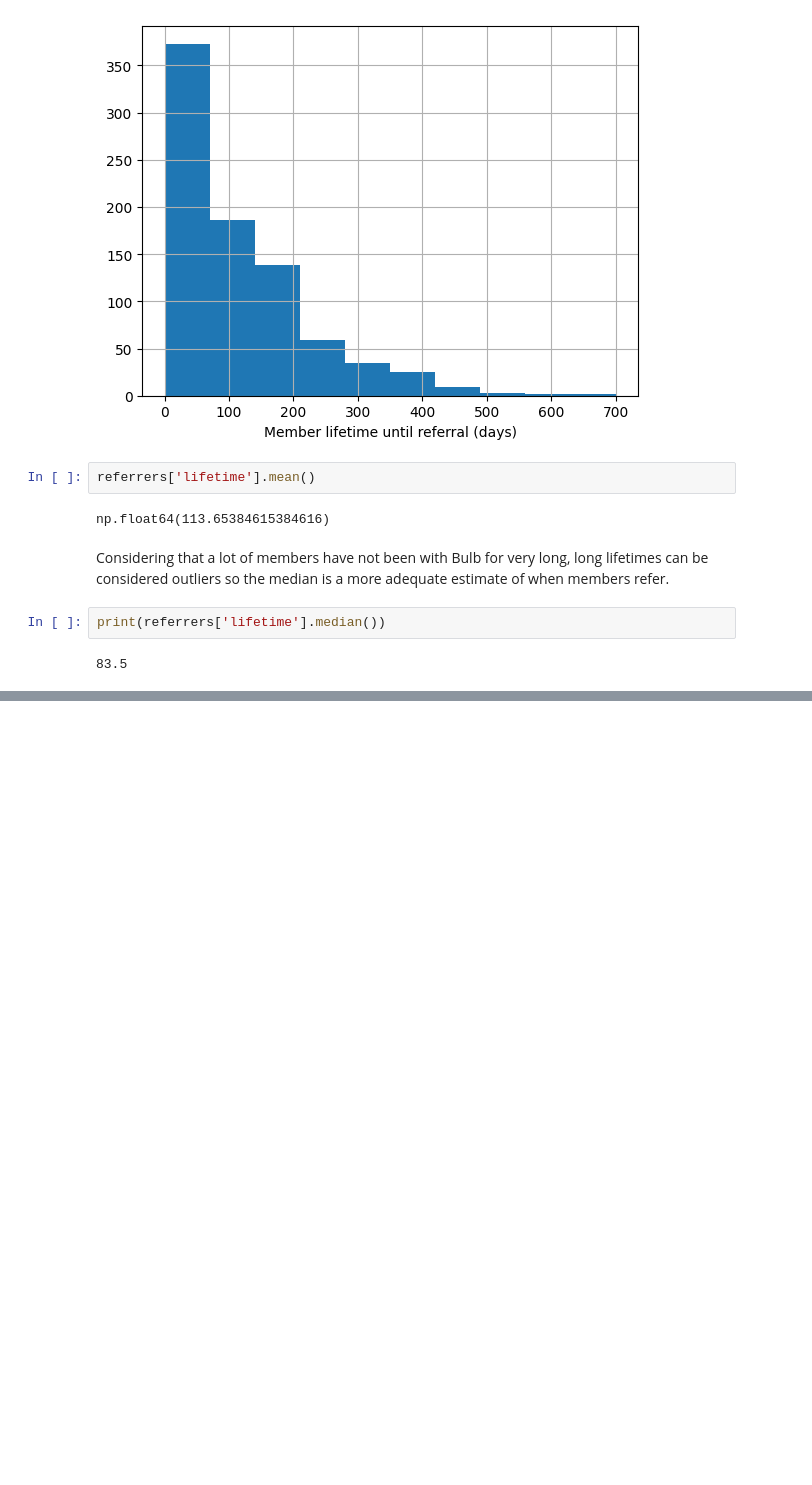
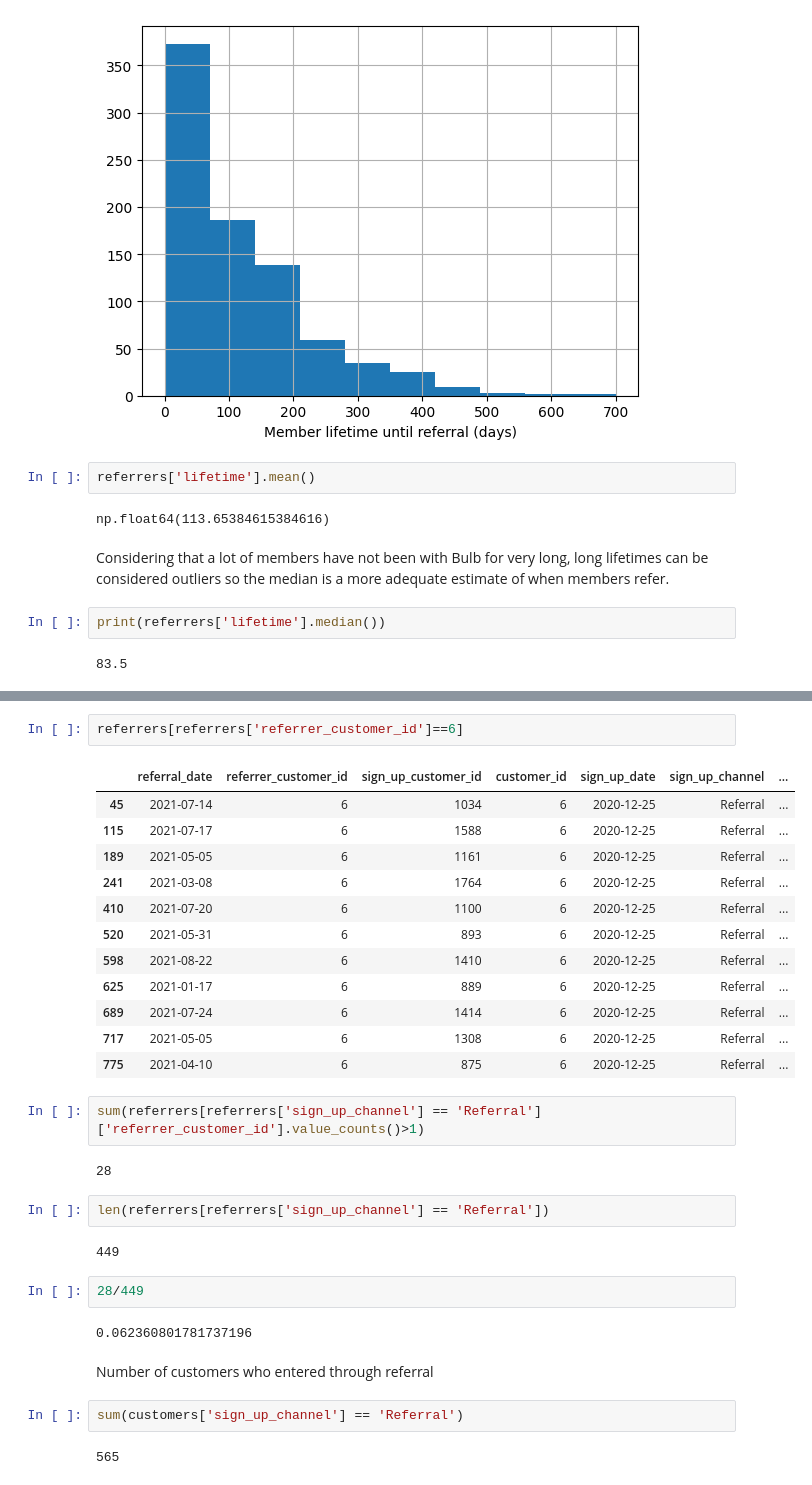
Before and after one commit to thomasamlacroix/coding-challenge-1, a Jupyter notebook: notebooks/eda.ipynb, the cells around one changed output, grey strips where cells are left out. Cells and saved outputs as stored; diff of their text form; blank space fills up the shorter version.

```diff
--- a/notebooks/eda.ipynb
+++ b/notebooks/eda.ipynb
@@ -122,0 +183,33 @@ print(referrers['lifetime'].median())
+# %%
+referrers[referrers['referrer_customer_id']==6]
+# %% [output]
+|  | referral_date | referrer_customer_id | sign_up_customer_id | customer_id | sign_up_date | sign_up_channel | ... |
+| 45 | 2021-07-14 | 6 | 1034 | 6 | 2020-12-25 | Referral | ... |
+| 115 | 2021-07-17 | 6 | 1588 | 6 | 2020-12-25 | Referral | ... |
+| 189 | 2021-05-05 | 6 | 1161 | 6 | 2020-12-25 | Referral | ... |
+| 241 | 2021-03-08 | 6 | 1764 | 6 | 2020-12-25 | Referral | ... |
+| 410 | 2021-07-20 | 6 | 1100 | 6 | 2020-12-25 | Referral | ... |
+| 520 | 2021-05-31 | 6 | 893 | 6 | 2020-12-25 | Referral | ... |
+| 598 | 2021-08-22 | 6 | 1410 | 6 | 2020-12-25 | Referral | ... |
+| 625 | 2021-01-17 | 6 | 889 | 6 | 2020-12-25 | Referral | ... |
+| 689 | 2021-07-24 | 6 | 1414 | 6 | 2020-12-25 | Referral | ... |
+| 717 | 2021-05-05 | 6 | 1308 | 6 | 2020-12-25 | Referral | ... |
+| 775 | 2021-04-10 | 6 | 875 | 6 | 2020-12-25 | Referral | ... |
+# %%
+sum(referrers[referrers['sign_up_channel'] == 'Referral']['referrer_customer_id'].value_counts()>1)
+# %% [output]
+28
+# %%
+len(referrers[referrers['sign_up_channel'] == 'Referral'])
+# %% [output]
+449
+# %%
+28/449
+# %% [output]
+0.062360801781737196
+# %% [markdown]
+Number of customers who entered through referral
+# %%
+sum(customers['sign_up_channel'] == 'Referral')
+# %% [output]
+565
```
Also changed, not shown: parts of 13 cells of this notebook.
